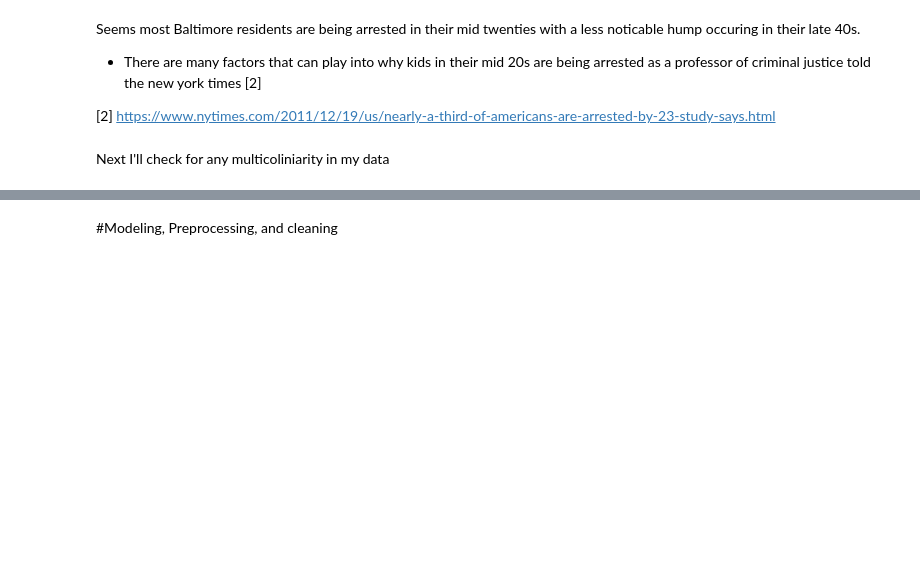
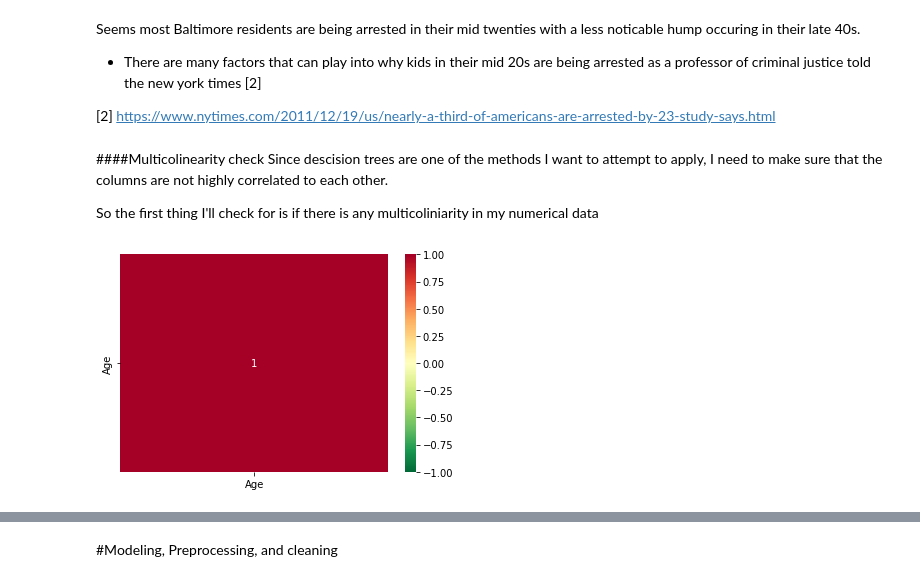
Before and after one commit to ed765super/Baltimore-Crime-Data-Visualizer, a Jupyter notebook: project.ipynb, the cells around one changed output, grey strips where cells are left out. Drawn from its saved outputs; the diff is of its cells as text; code cells hidden in the pictures; blank space fills up the shorter version.

Commit message:
EDA completely done (Not checked)

```diff
--- a/project.ipynb
+++ b/project.ipynb
@@ -459,5 +459,14 @@ Seems most Baltimore residents are being arrested in their mid twenties with a l
 - There are many factors that can play into why kids in their mid 20s are being arrested as a professor of criminal justice told the new york times [2]
 
 [2] https://www.nytimes.com/2011/12/19/us/nearly-a-third-of-americans-are-arrested-by-23-study-says.html
-# %% [markdown]
-Next I'll check for any multicoliniarity in my data
+# %% [markdown]
+####Multicolinearity check
+Since descision trees are one of the methods I want to attempt to apply, I need to make sure that the columns are not highly correlated to each other.
+
+So the first thing I'll check for is if there is any multicoliniarity in my numerical data
+# %%
+import seaborn as sns
+sns.heatmap(dfConverted.corr(),cmap='RdYlGn_r', annot=True, vmin=-1.0, vmax=1.0)
+plt.show()
+# %% [output]
+[figure, added]
```
Also changed, not shown: parts of 14 cells of this notebook.
